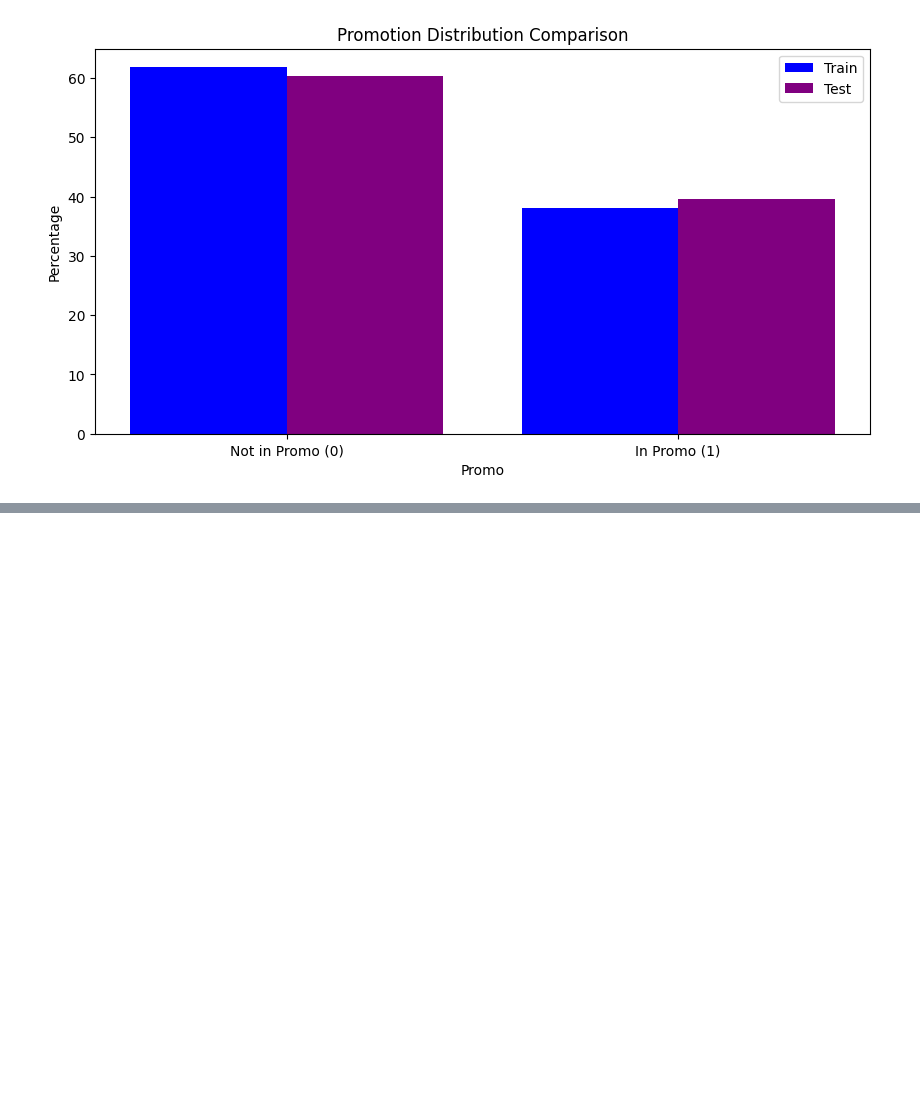
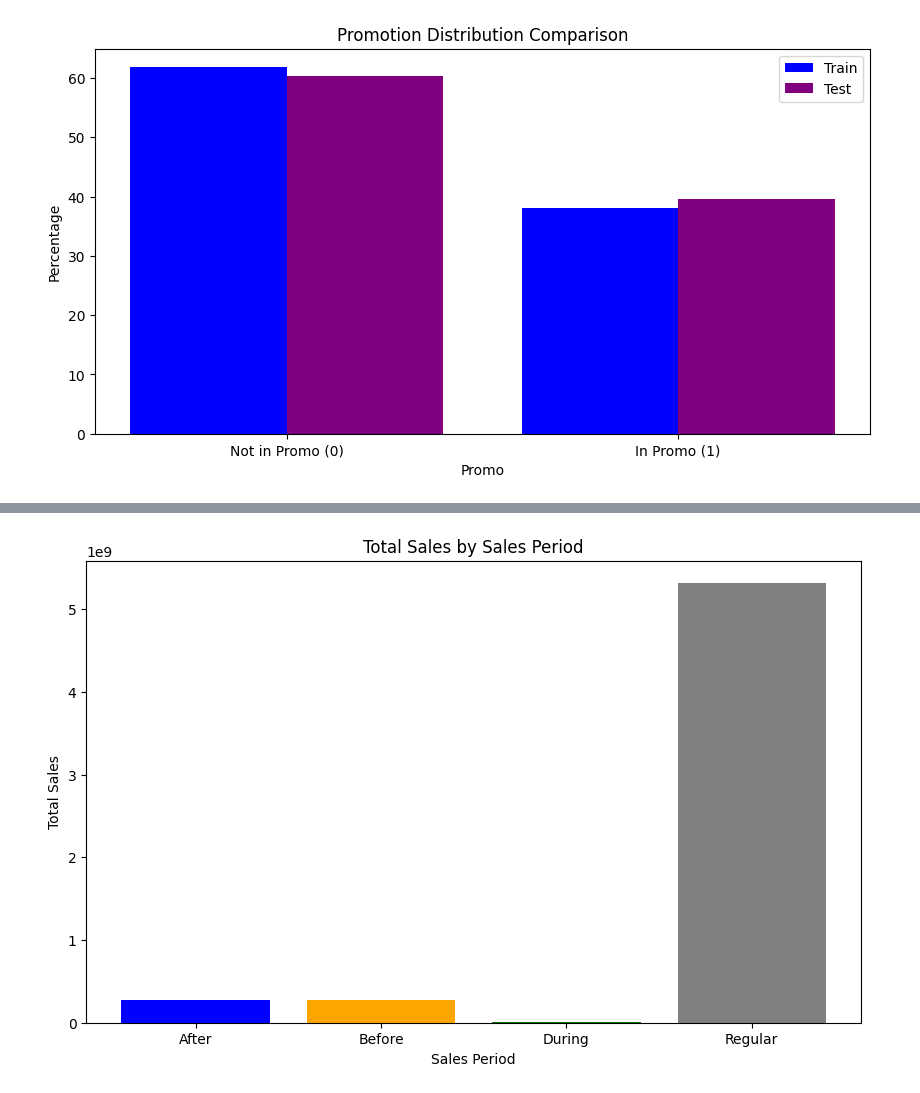
Before and after one commit to hasankere/Week4_Challenge_Document, a Jupyter notebook: notebooks/pharmacy.ipynb, the cells around one changed output, grey strips where cells are left out. Drawn from its saved outputs; the diff is of its cells as text; code cells hidden in the pictures; blank space fills up the shorter version.

```diff
--- a/notebooks/pharmacy.ipynb
+++ b/notebooks/pharmacy.ipynb
@@ -164,0 +165,86 @@ Cleaned data saved to C:\Users\Hasan\Desktop\week4\store_cleaned.csv
+# %%
+
+# Set up logging
+logging.basicConfig(
+    filename="sales_behavior.log",  # Log file name
+    level=logging.INFO,             # Log level
+    format="%(asctime)s - %(levelname)s - %(message)s"
+)
+
+# File path for train.csv
+data = r"C:\Users\Hasan\Desktop\week4"
+train_file = os.path.join(data, "train.csv")
+
+try:
+    # Load the dataset
+    logging.info("Loading train.csv...")
+    df = pd.read_csv(train_file)
+    logging.info(f"train.csv loaded successfully. Shape: {df.shape}")
+
+    # Convert 'Date' to datetime format for easier time-based calculations
+    logging.info("Converting 'Date' column to datetime format...")
+    df['Date'] = pd.to_datetime(df['Date'])
+
+    # Ensure 'StateHoliday' is treated as a string for clarity
+    logging.info("Ensuring 'StateHoliday' is treated as a string...")
+    df['StateHoliday'] = df['StateHoliday'].astype(str)
+
+    # Sort data by Store and Date for logical grouping
+    logging.info("Sorting data by Store and Date...")
+    df = df.sort_values(by=['Store', 'Date']).reset_index(drop=True)
+
+    # Define a function to label sales as "Before", "During", or "After" holidays
+    def label_holiday_period(row, holidays):
+        if row['StateHoliday'] != '0':
+            return 'During'
+        elif (row['Date'] - pd.Timedelta(days=7)) in holidays.values:
+            return 'Before'
+        elif (row['Date'] + pd.Timedelta(days=7)) in holidays.values:
+            return 'After'
+        else:
+            return 'Regular'
+
+    # Identify unique holiday dates
+    logging.info("Identifying unique holiday dates...")
+    holiday_dates = df[df['StateHoliday'] != '0']['Date']
+
+    # Add a new column to categorize sales periods
+    logging.info("Categorizing sales periods into 'Before', 'During', and 'After'...")
+    df['SalesPeriod'] = df.apply(lambda x: label_holiday_period(x, holiday_dates), axis=1)
+
+    # Group by SalesPeriod and calculate average and total sales
+    logging.info("Calculating sales statistics for each sales period...")
+    sales_analysis = df.groupby('SalesPeriod')['Sales'].agg(['mean', 'sum']).reset_index()
+    logging.info("Sales analysis completed.")
+    logging.info(f"\n{sales_analysis}")
+
+    # Print sales analysis to the console
+    print("\nSales Analysis by Period:")
+    print(sales_analysis)
+
+    # Visualize sales behavior across periods
+    logging.info("Visualizing total sales by sales period...")
+    plt.figure(figsize=(10, 6))
+    plt.bar(sales_analysis['SalesPeriod'], sales_analysis['sum'], color=['blue', 'orange', 'green', 'gray'])
+    plt.title("Total Sales by Sales Period")
+    plt.xlabel("Sales Period")
+    plt.ylabel("Total Sales")
+    plt.savefig("total_sales_by_period.png")  # Save the plot as a file
+    plt.show()
+    logging.info("Total sales bar chart saved as 'total_sales_by_period.png'.")
+
+    logging.info("Visualizing average sales by sales period...")
+    plt.figure(figsize=(10, 6))
+    plt.plot(sales_analysis['SalesPeriod'], sales_analysis['mean'], marker='o', color='purple')
+    plt.title("Average Sales by Sales Period")
+    plt.xlabel("Sales Period")
+    plt.ylabel("Average Sales")
+    plt.grid()
+    plt.savefig("average_sales_by_period.png")  # Save the plot as a file
+    plt.show()
+    logging.info("Average sales line plot saved as 'average_sales_by_period.png'.")
+
+except Exception as e:
+    logging.error(f"An error occurred: {e}")
+    print(f"An error occurred. Check the log file for details.")
+# %% [output]
@@ -164,0 +257 @@ Cleaned data saved to C:\Users\Hasan\Desktop\week4\store_cleaned.csv
+[figure, added]
```
Also changed, not shown: parts of 3 cells of this notebook.
